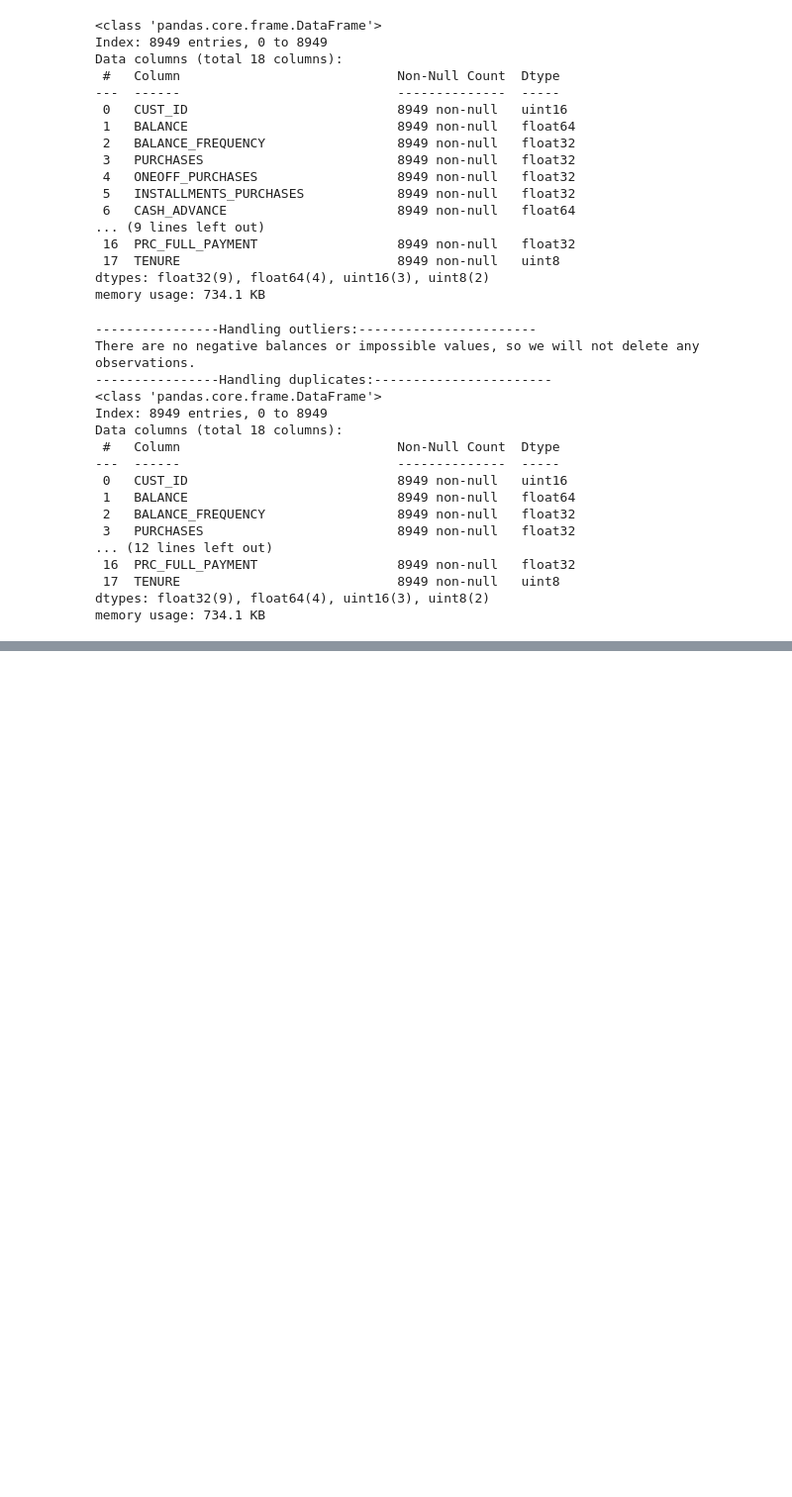
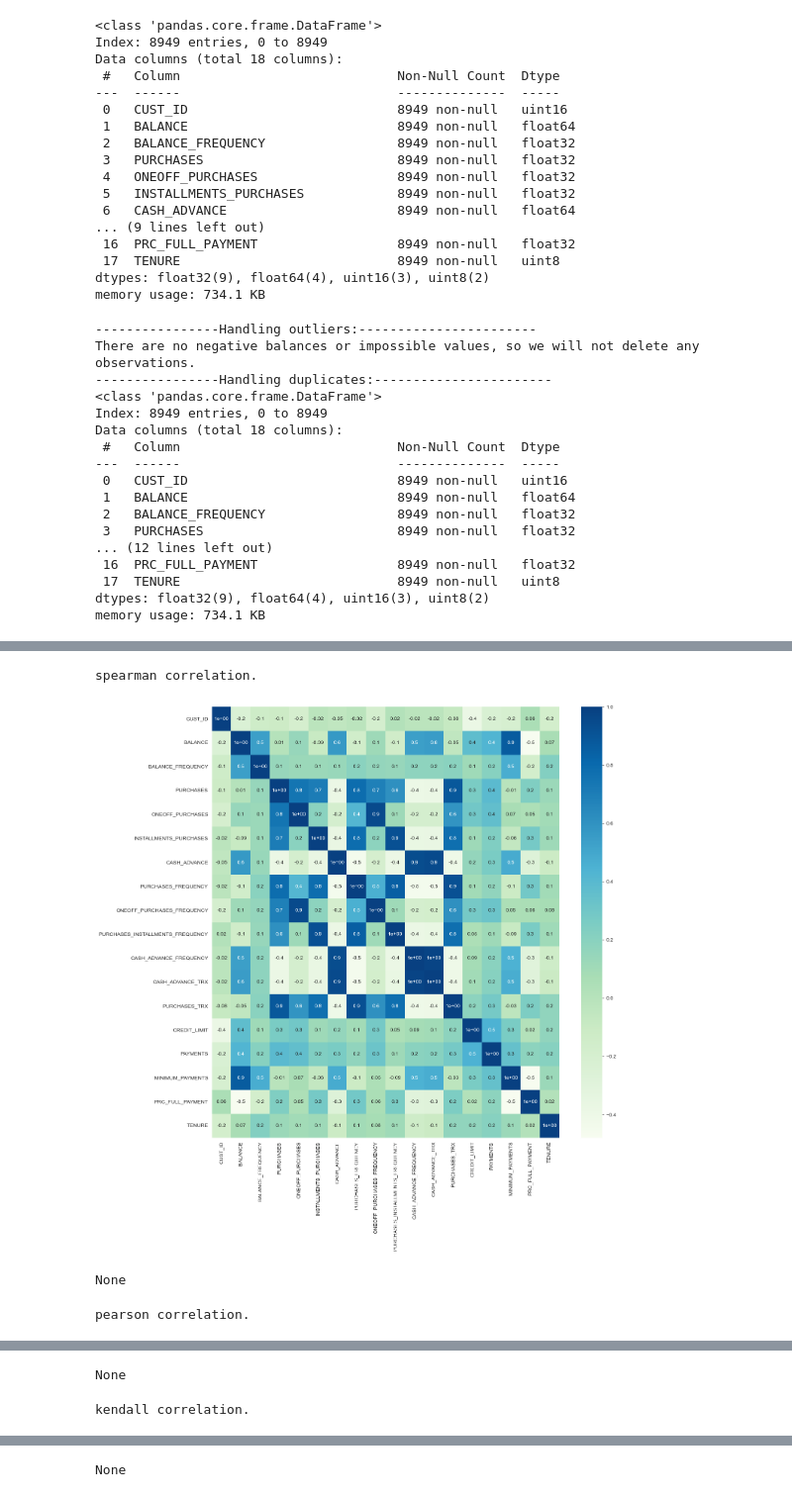
Before and after one commit to inesbchainho/ML_unsupervized_learning_26, a Jupyter notebook: Main_Notebook.ipynb, the cells around one changed output, grey strips where cells are left out. Shown at 99% size. Drawn from its saved outputs; the diff is of its cells as text; code cells hidden in the pictures; blank space fills up the shorter version.

```diff
--- a/Main_Notebook.ipynb
+++ b/Main_Notebook.ipynb
@@ -224,0 +257,17 @@ memory usage: 734.1 KB
+# %%
+compile_corr_dic = []
+
+def cor_heatmap(cor):
+    plt.figure(figsize = (15,15))
+    sns.heatmap(data = cor, annot = True, cmap = plt.cm.GnBu, fmt = '.1')
+    plt.show()
+
+for corr_type in ['spearman', 'pearson', 'kendall']:
+    print(f'{corr_type} correlation.')
+    corr_matrix = data_droped.corr(method = corr_type).round(2)
+    display(cor_heatmap(corr_matrix))
+# %% [output]
+spearman correlation.
+[figure, added]
+None
+pearson correlation.
@@ -224,0 +275,2 @@ memory usage: 734.1 KB
+None
+kendall correlation.
@@ -224,0 +278 @@ memory usage: 734.1 KB
+None
```
Also changed, not shown: parts of 6 cells of this notebook.
